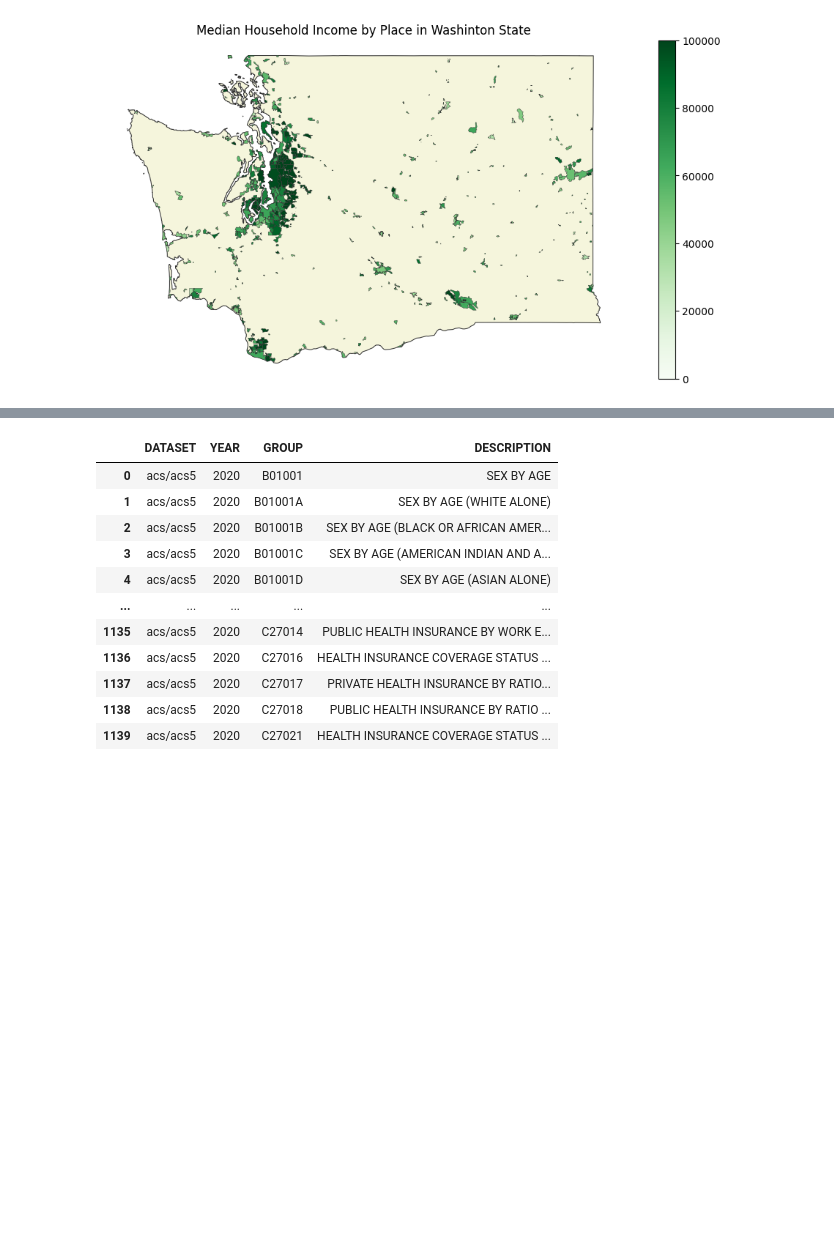
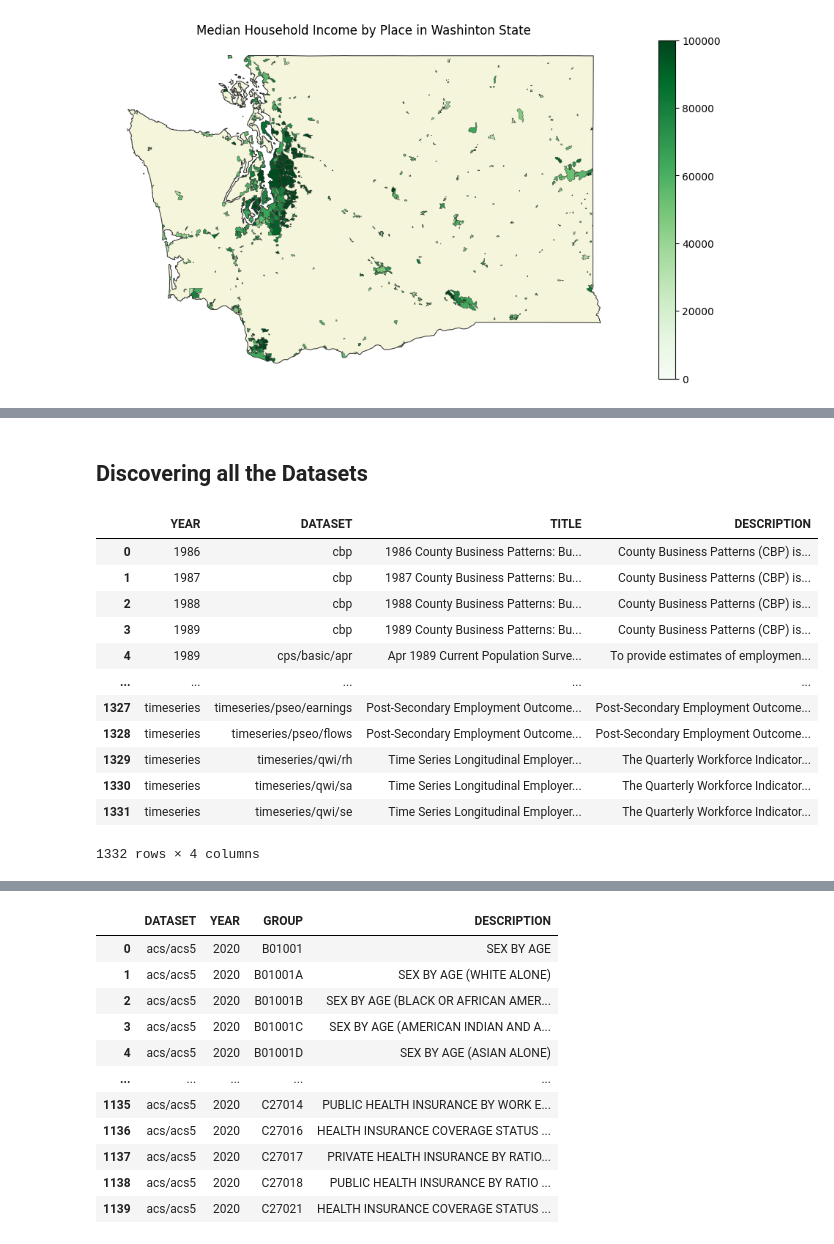
Before and after one commit to vengroff/censusdis-tutorial, a Jupyter notebook: Tutorial.ipynb, the cells around one changed output, grey strips where cells are left out. Drawn from its saved outputs; the diff is of its cells as text; code cells hidden in the pictures; blank space fills up the shorter version.

Commit message:
Tighten up the tutorial. Data/metadata are the two sub-parts now.

```diff
--- a/Tutorial.ipynb
+++ b/Tutorial.ipynb
@@ -663,0 +669,19 @@ Those queries were fun, but
+# %% [markdown]
+## Discovering all the Datasets
+# %%
+df_datasets = ced.variables.all_data_sets()
+df_datasets
+# %% [output]
+|  | YEAR | DATASET | TITLE | DESCRIPTION |
+| 0 | 1986 | cbp | 1986 County Business Patterns: Bu... | County Business Patterns (CBP) is... |
+| 1 | 1987 | cbp | 1987 County Business Patterns: Bu... | County Business Patterns (CBP) is... |
+| 2 | 1988 | cbp | 1988 County Business Patterns: Bu... | County Business Patterns (CBP) is... |
+| 3 | 1989 | cbp | 1989 County Business Patterns: Bu... | County Business Patterns (CBP) is... |
+| 4 | 1989 | cps/basic/apr | Apr 1989 Current Population Surve... | To provide estimates of employmen... |
+| ... | ... | ... | ... | ... |
+| 1327 | timeseries | timeseries/pseo/earnings | Post-Secondary Employment Outcome... | Post-Secondary Employment Outcome... |
+| 1328 | timeseries | timeseries/pseo/flows | Post-Secondary Employment Outcome... | Post-Secondary Employment Outcome... |
+| 1329 | timeseries | timeseries/qwi/rh | Time Series Longitudinal Employer... | The Quarterly Workforce Indicator... |
+| 1330 | timeseries | timeseries/qwi/sa | Time Series Longitudinal Employer... | The Quarterly Workforce Indicator... |
+| 1331 | timeseries | timeseries/qwi/se | Time Series Longitudinal Employer... | The Quarterly Workforce Indicator... |
+1332 rows × 4 columns
```
Also changed, not shown: parts of 71 cells of this notebook, 2 other files.
